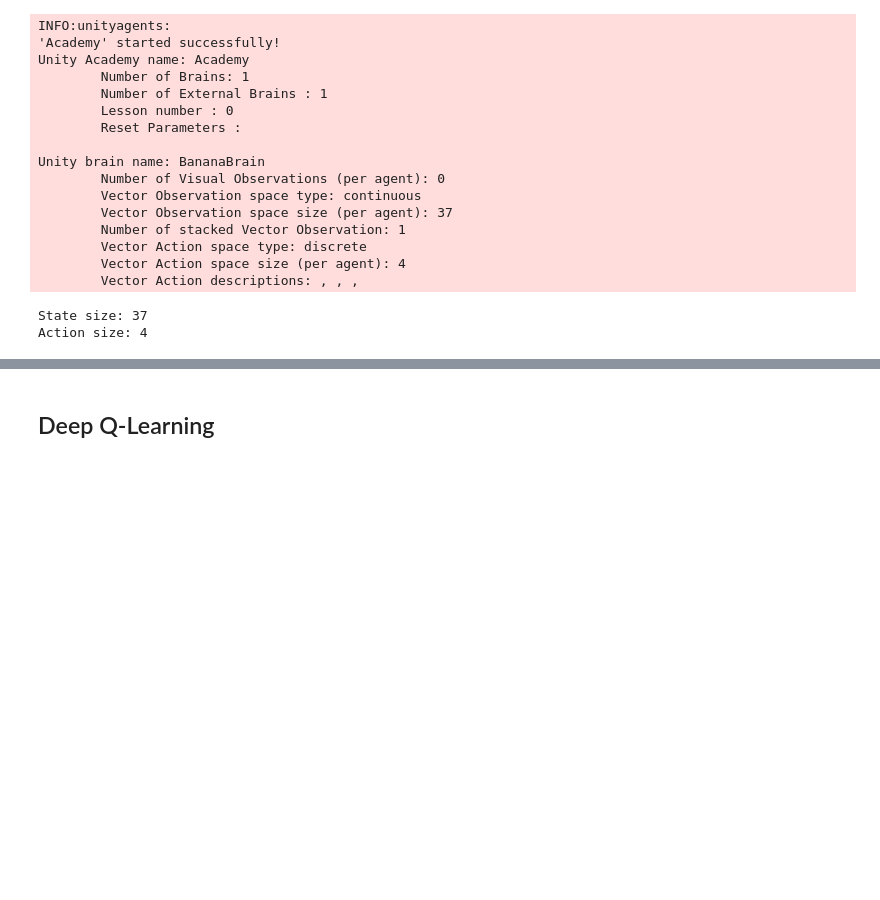
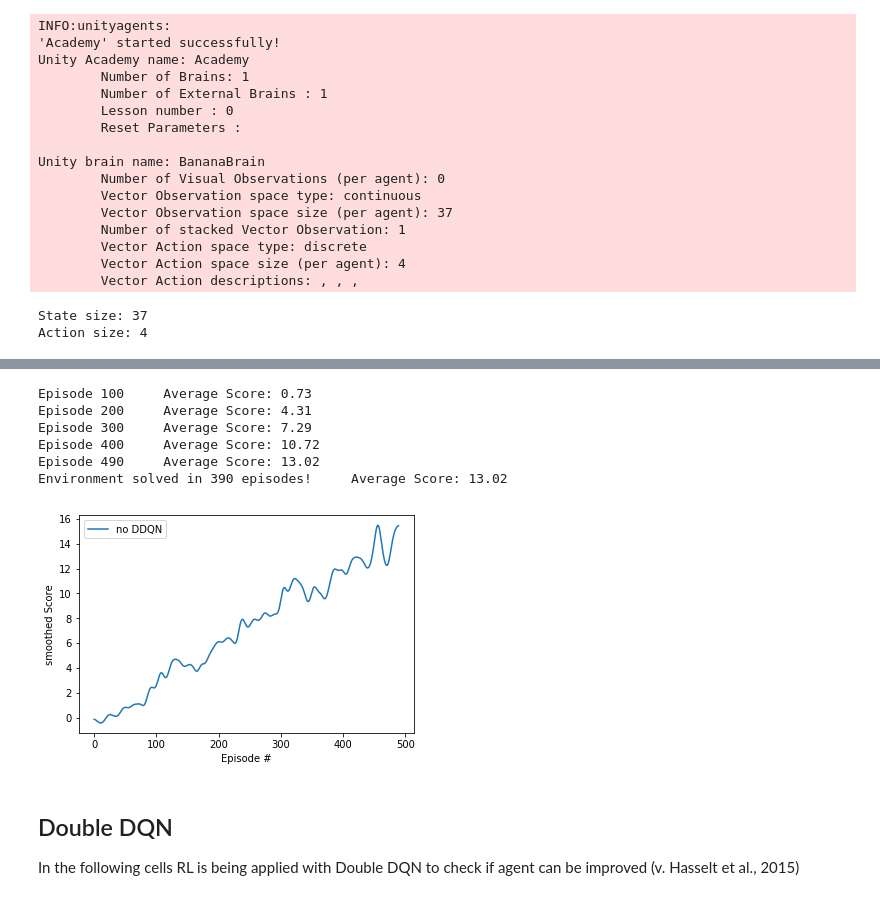
Before and after one commit to clauszitzelsberger/Navigation_RL, a Jupyter notebook: report.ipynb, the cells around one changed output, grey strips where cells are left out. Cells and saved outputs as stored; diff of their text form; code cells hidden in the pictures; blank space fills up the shorter version.

```diff
--- a/report.ipynb
+++ b/report.ipynb
@@ -62,0 +65,3 @@ Action size: 4
+# %%
+agent1 = Agent(state_size, action_size, hidden_layers=[256, 128, 64], ddqn=False)
+agent1.get_hyperparameters()
@@ -63 +143,26 @@ Action size: 4
+# %%
+def plot_scores(scores_dict):
+    fig = plt.figure()
+    ax = fig.add_subplot(111)
+    for key, scores in scores_dict.items():
+        scores_smoothed = gaussian_filter1d(scores, sigma=5)
+        plt.plot(np.arange(len(scores)), scores_smoothed, label=key)
+    plt.ylabel('smoothed Score')
+    plt.xlabel('Episode #')
+    plt.legend()
+    plt.show()
+# %%
+scores_no_ddqn = dqn(env, brain_name, agent1, n_episodes=2000)
+plot_scores({'no DDQN': scores_no_ddqn})
+# %% [output]
+Episode 100     Average Score: 0.73
+Episode 200     Average Score: 4.31
+Episode 300     Average Score: 7.29
+Episode 400     Average Score: 10.72
+Episode 490     Average Score: 13.02
+Environment solved in 390 episodes!     Average Score: 13.02
+[figure, added]
+# %% [markdown]
+## Double DQN
+In the following cells RL is being applied with Double DQN to check if agent can be improved (v. Hasselt et al., 2015)
 # %%
@@ -65,2 +169,0 @@ agent = Agent(state_size, action_size, hidden_layers=[256, 128, 64])
-# %% [markdown]
-## Deep Q-Learning
```
Also changed, not shown: parts of 15 cells of this notebook, 4 other files.
